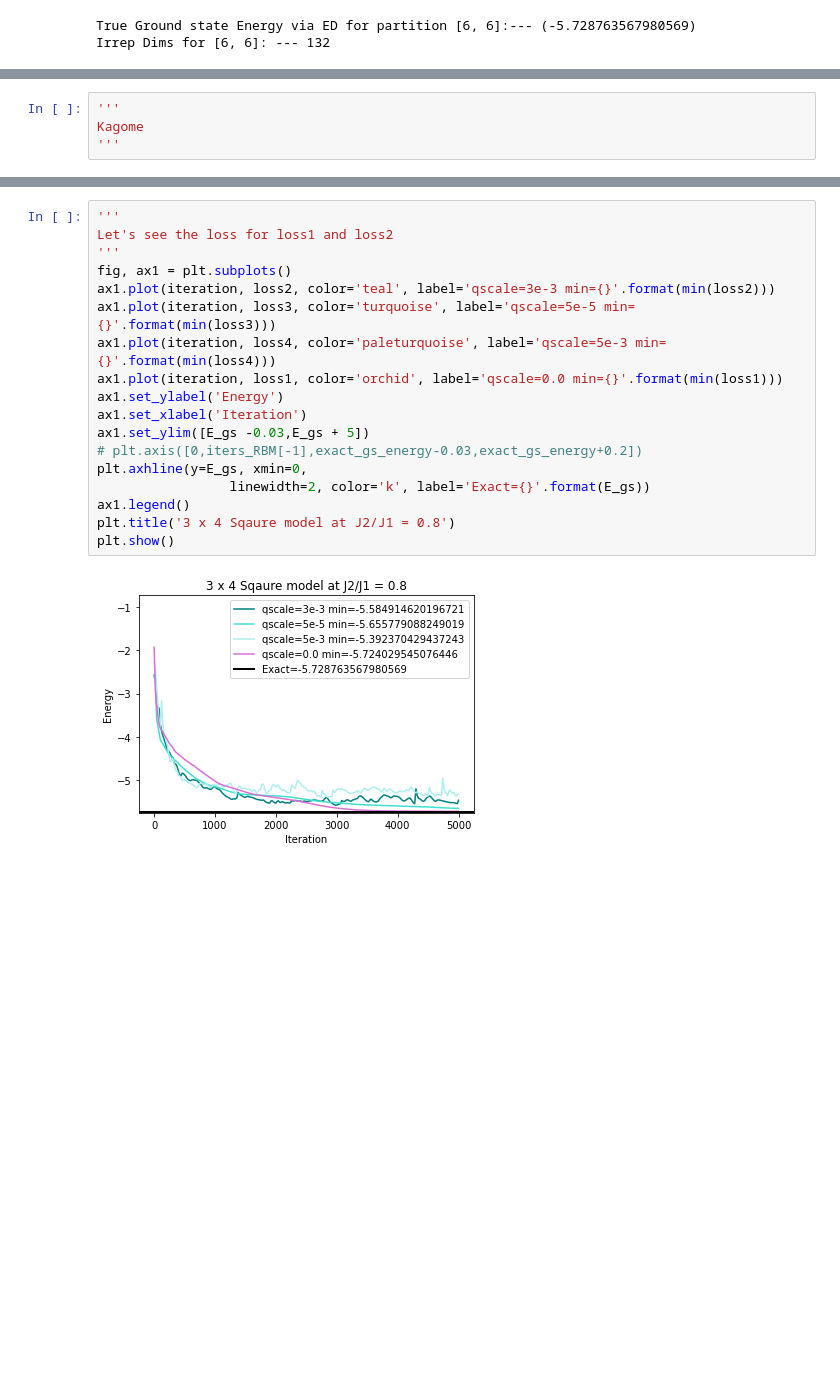
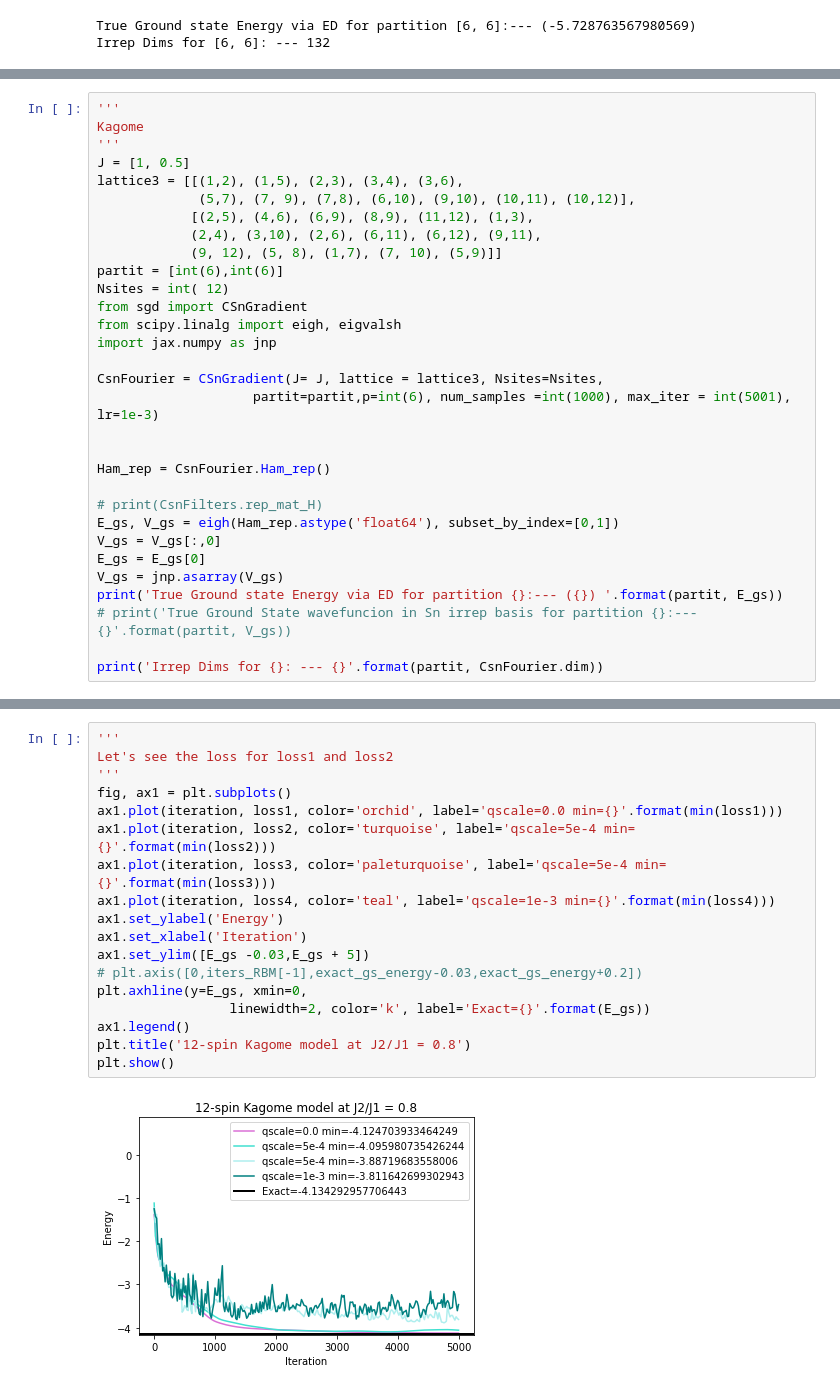
Before and after one commit to hanzheng98/Sn-CQA, a Jupyter notebook: codes/CQA-Modules.ipynb, the cells around one changed output, grey strips where cells are left out. Drawn from its saved outputs; the diff is of its cells as text; blank space fills up the shorter version.

```diff
--- a/codes/CQA-Modules.ipynb
+++ b/codes/CQA-Modules.ipynb
@@ -356,4 +363,31 @@ iteration = pd.read_csv('../data/6_sqaures/08-09_23-48/CQA_J0.8_lr0.01_noise0.00
 '''
 Kagome
 '''
+J = [1, 0.5]
+lattice3 = [[(1,2), (1,5), (2,3), (3,4), (3,6),
+             (5,7), (7, 9), (7,8), (6,10), (9,10), (10,11), (10,12)],
+            [(2,5), (4,6), (6,9), (8,9), (11,12), (1,3),
+            (2,4), (3,10), (2,6), (6,11), (6,12), (9,11),
+            (9, 12), (5, 8), (1,7), (7, 10), (5,9)]]
+partit = [int(6),int(6)]
+Nsites = int( 12)
+from sgd import CSnGradient
+from scipy.linalg import eigh, eigvalsh
+import jax.numpy as jnp
+
+CsnFourier = CSnGradient(J= J, lattice = lattice3, Nsites=Nsites,
+                    partit=partit,p=int(6), num_samples =int(1000), max_iter = int(5001), lr=1e-3)
+
+
+Ham_rep = CsnFourier.Ham_rep()
+
+# print(CsnFilters.rep_mat_H)
+E_gs, V_gs = eigh(Ham_rep.astype('float64'), subset_by_index=[0,1])
+V_gs = V_gs[:,0]
+E_gs = E_gs[0]
+V_gs = jnp.asarray(V_gs)
+print('True Ground state Energy via ED for partition {}:--- ({}) '.format(partit, E_gs))
+# print('True Ground State wavefuncion in Sn irrep basis for partition {}:--- {}'.format(partit, V_gs))
+
+print('Irrep Dims for {}: --- {}'.format(partit, CsnFourier.dim))
 # %% [output]
@@ -361,20 +396,20 @@ Kagome
 # %%
 '''
 Let's see the loss for loss1 and loss2
 '''
 fig, ax1 = plt.subplots()
-ax1.plot(iteration, loss2, color='teal', label='qscale=3e-3 min={}'.format(min(loss2)))
-ax1.plot(iteration, loss3, color='turquoise', label='qscale=5e-5 min={}'.format(min(loss3)))
-ax1.plot(iteration, loss4, color='paleturquoise', label='qscale=5e-3 min={}'.format(min(loss4)))
 ax1.plot(iteration, loss1, color='orchid', label='qscale=0.0 min={}'.format(min(loss1)))
+ax1.plot(iteration, loss2, color='turquoise', label='qscale=5e-4 min={}'.format(min(loss2)))
+ax1.plot(iteration, loss3, color='paleturquoise', label='qscale=5e-4 min={}'.format(min(loss3)))
+ax1.plot(iteration, loss4, color='teal', label='qscale=1e-3 min={}'.format(min(loss4)))
 ax1.set_ylabel('Energy')
 ax1.set_xlabel('Iteration')
 ax1.set_ylim([E_gs -0.03,E_gs + 5])
 # plt.axis([0,iters_RBM[-1],exact_gs_energy-0.03,exact_gs_energy+0.2])
 plt.axhline(y=E_gs, xmin=0,
                  linewidth=2, color='k', label='Exact={}'.format(E_gs))
 ax1.legend()
-plt.title('3 x 4 Sqaure model at J2/J1 = 0.8')
+plt.title('12-spin Kagome model at J2/J1 = 0.8')
 plt.show()
 # %% [output]
-[figure, old version]
+[figure, new version]
```
Also changed, not shown: parts of 5 cells of this notebook, 1 other file.
